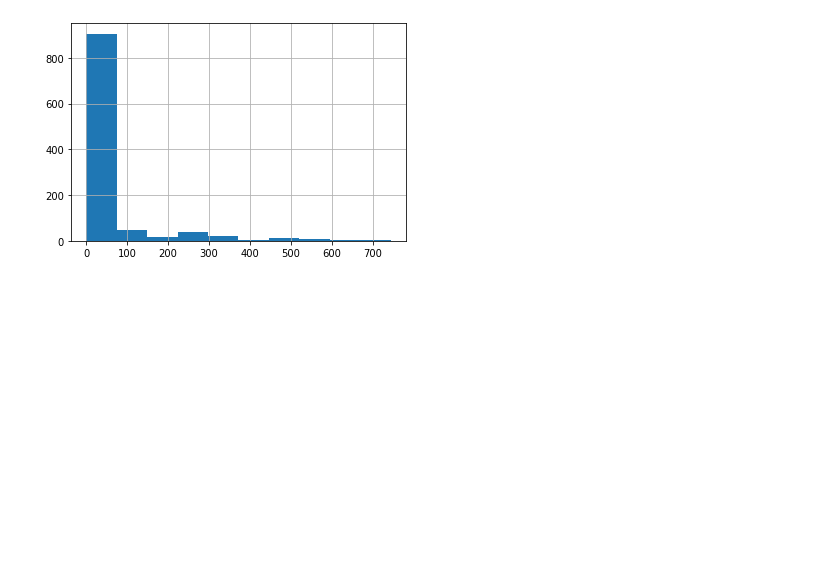
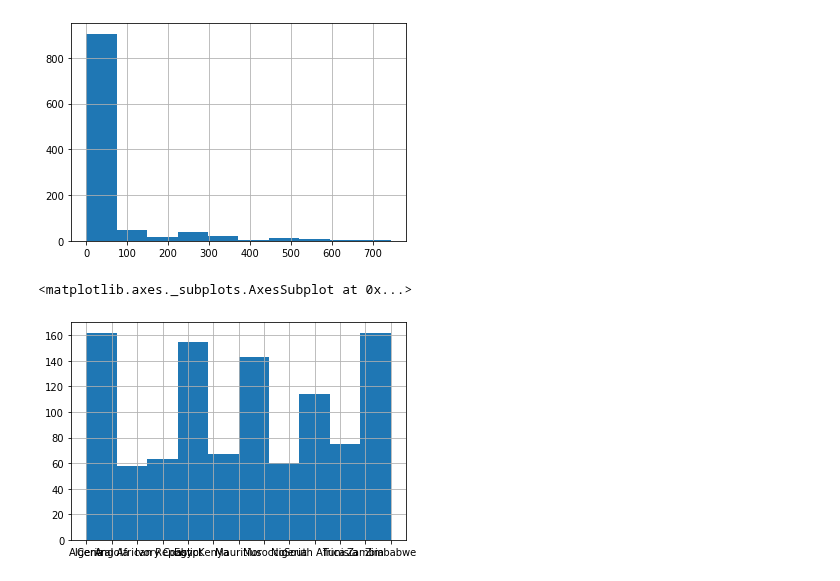
Before and after one commit to SANYAM1996/scatter-plotter, a Jupyter notebook: african_cr.ipynb, the cells around one changed output. Saved outputs shown, nothing was run; the diff lists cells and outputs as text; code cells hidden in the pictures; blank space fills up the shorter version.

```diff
--- a/african_cr.ipynb
+++ b/african_cr.ipynb
@@ -118,3 +118,8 @@ x.exch_usd.hist()
 # %% [output]
 <matplotlib.axes._subplots.AxesSubplot at 0x...>
 [figure]
+# %%
+x.country.hist()
+# %% [output]
+<matplotlib.axes._subplots.AxesSubplot at 0x...>
+[figure, added]
```
Also changed, not shown: parts of 8 cells of this notebook.
